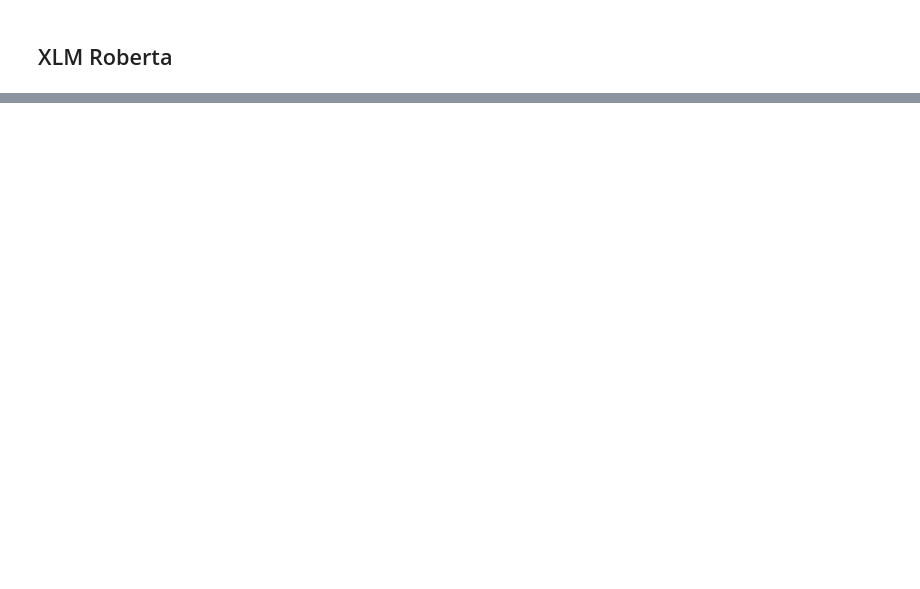
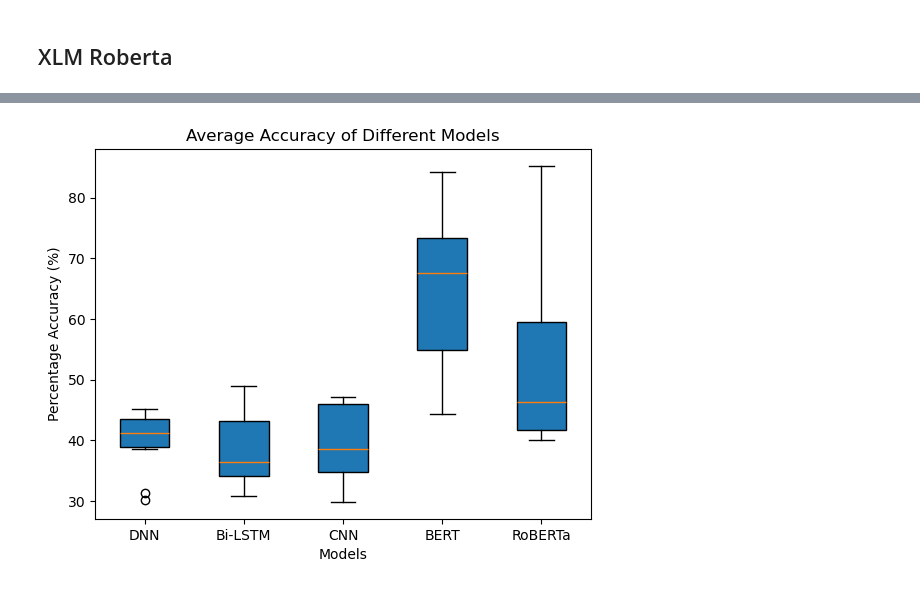
Before and after one commit to AlEXSH3N/713-Music-Emotion-System, a Jupyter notebook: 713_test.ipynb, the cells around one changed output, grey strips where cells are left out. Saved outputs shown, nothing was run; the diff lists cells and outputs as text; code cells hidden in the pictures; blank space fills up the shorter version.

```diff
--- a/713_test.ipynb
+++ b/713_test.ipynb
@@ -63,7 +51,7 @@ data
 # %%
 # 使用 Tokenizer 处理文本
 max_words = 5000
-max_len = 100
+max_len = 128
 
 tokenizer = Tokenizer(num_words=max_words)
 tokenizer.fit_on_texts(data['lyrics'])
@@ -164,6 +178,6 @@ Reloading Tuner from tuner_dir\dnn_mood_detection_600\tuner0.json
 # loss, valence_output_loss, energy_output_loss, danceability_output_loss, accuracy_valence, accuracy_energy, accuracy_danceability = best_model.evaluate(X_test, [y_test_valence, y_test_energy, y_test_danceability])
 # print(f'Test Loss: {loss}, valence_output_loss: {valence_output_loss}, energy_output_loss: {energy_output_loss}, danceability_output_loss: {danceability_output_loss}, Test Accuracy Valence: {accuracy_valence}, Test Accuracy Energy: {accuracy_energy}, Test Accuracy Danceability: {accuracy_danceability}')
 # %%
-metrics = best_model.evaluate(X_test, [y_test_valence, y_test_energy, y_test_danceability])
+metrics = best_model_DNN.evaluate(X_test, [y_test_valence, y_test_energy, y_test_danceability])
 #print(f'Test Loss: {loss}, Test Accuracy Valence: {accuracy_valence}, Test Accuracy Energy: {accuracy_energy}, Test Accuracy Danceability: {accuracy_danceability}')
 print(metrics)
@@ -873,0 +1228,20 @@ KeyboardInterrupt:
+# %%
+dnn_accuracy, lstm_accuracy, cnn_accuracy = var_sum(all_model_metrics, acc_list)
+box_plot_train_accuracy = [dnn_accuracy, lstm_accuracy, cnn_accuracy, bert_average_values, roberta_average_values]
+
+fig, ax = plt.subplots()
+box = ax.boxplot(box_plot_train_accuracy, vert=True, patch_artist=True)
+
+# Customize the appearance
+ax.set_title('Average Accuracy of Different Models')
+ax.set_xlabel('Models')
+ax.set_ylabel('Percentage Accuracy (%)')
+
+# Set the x-axis tick labels
+ax.set_xticks([1, 2, 3, 4, 5])
+ax.set_xticklabels(['DNN', 'Bi-LSTM', 'CNN', 'BERT', 'RoBERTa'])
+
+# Show the plot
+plt.show()
+# %% [output]
+[figure, added]
```
Also changed, not shown: parts of 30 cells of this notebook.
